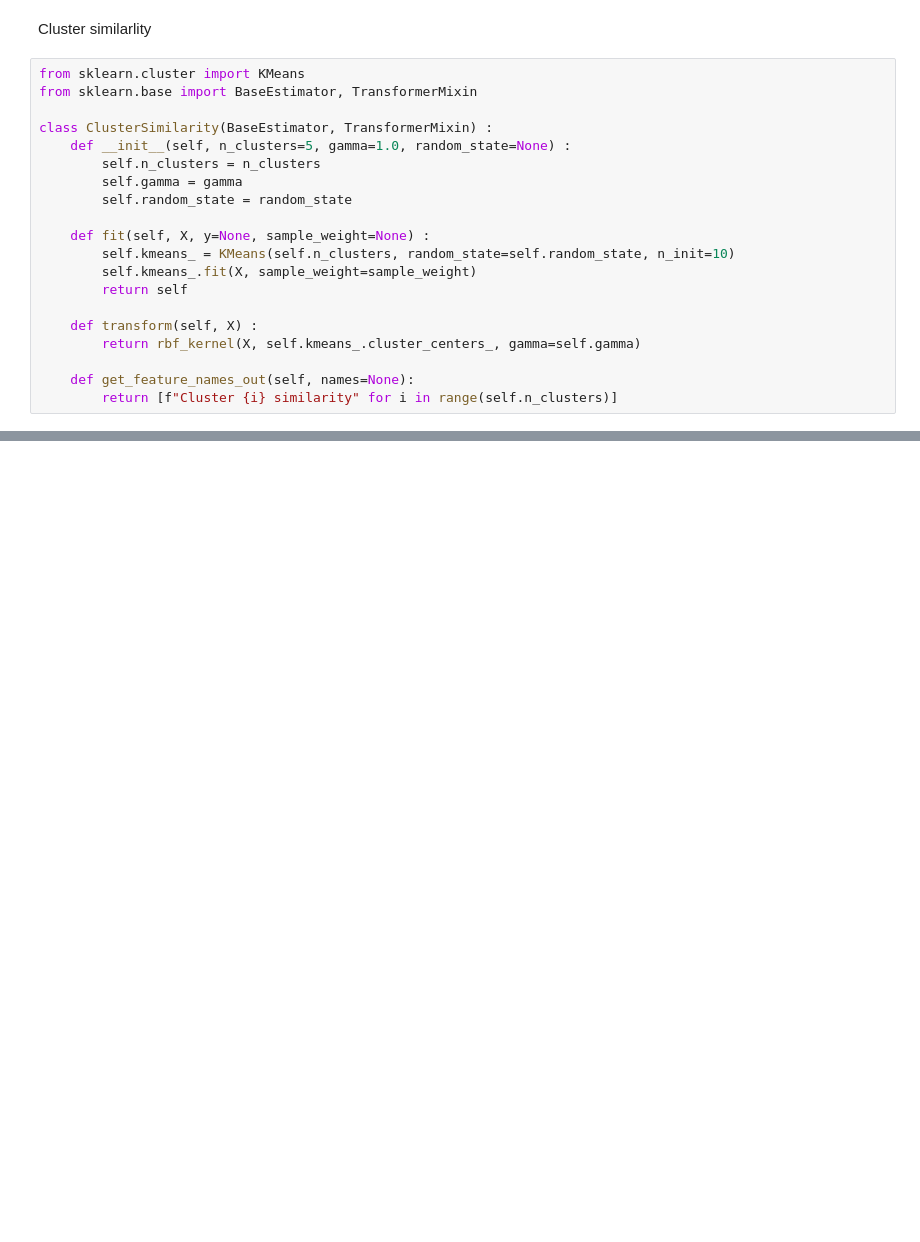
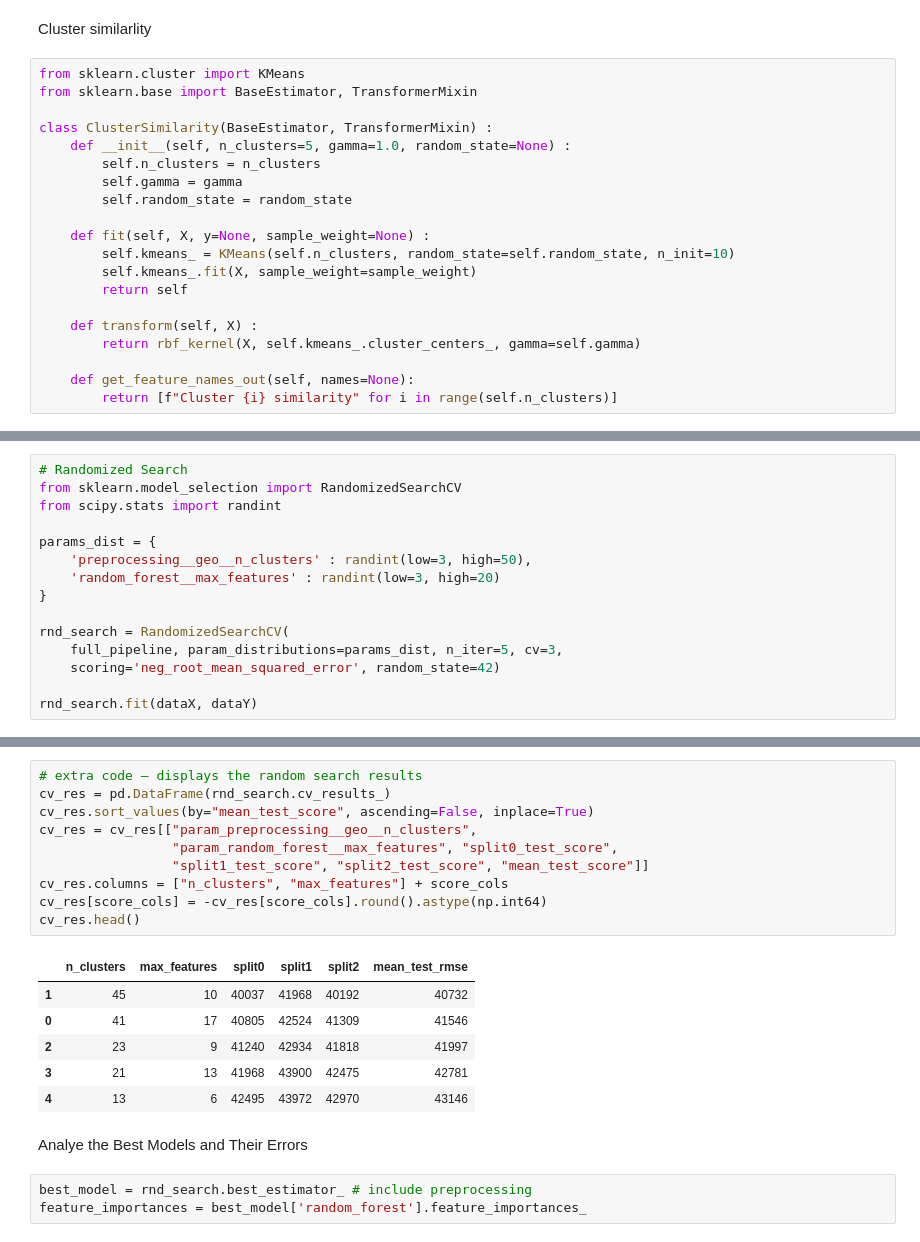
Before and after one commit to NickyAlan/Machine-Learning-in-2023, a Jupyter notebook: 2_name.ipynb, the cells around one changed output, grey strips where cells are left out. Drawn from its saved outputs; the diff is of its cells as text; blank space fills up the shorter version.

```diff
--- a/2_name.ipynb
+++ b/2_name.ipynb
@@ -514,0 +877,15 @@ save_fig("district_cluster_plot")
+# %%
+# Randomized Search
+from sklearn.model_selection import RandomizedSearchCV
+from scipy.stats import randint
+
+params_dist = {
+    'preprocessing__geo__n_clusters' : randint(low=3, high=50),
+    'random_forest__max_features' : randint(low=3, high=20)
+}
+
+rnd_search = RandomizedSearchCV(
+    full_pipeline, param_distributions=params_dist, n_iter=5, cv=3,
+    scoring='neg_root_mean_squared_error', random_state=42)
+
+rnd_search.fit(dataX, dataY)
@@ -514,0 +910,22 @@ save_fig("district_cluster_plot")
+# %%
+# extra code – displays the random search results
+cv_res = pd.DataFrame(rnd_search.cv_results_)
+cv_res.sort_values(by="mean_test_score", ascending=False, inplace=True)
+cv_res = cv_res[["param_preprocessing__geo__n_clusters",
+                 "param_random_forest__max_features", "split0_test_score",
+                 "split1_test_score", "split2_test_score", "mean_test_score"]]
+cv_res.columns = ["n_clusters", "max_features"] + score_cols
+cv_res[score_cols] = -cv_res[score_cols].round().astype(np.int64)
+cv_res.head()
+# %% [output]
+|  | n_clusters | max_features | split0 | split1 | split2 | mean_test_rmse |
+| 1 | 45 | 10 | 40037 | 41968 | 40192 | 40732 |
+| 0 | 41 | 17 | 40805 | 42524 | 41309 | 41546 |
+| 2 | 23 | 9 | 41240 | 42934 | 41818 | 41997 |
+| 3 | 21 | 13 | 41968 | 43900 | 42475 | 42781 |
+| 4 | 13 | 6 | 42495 | 43972 | 42970 | 43146 |
+# %% [markdown]
+Analye the Best Models and Their Errors
+# %%
+best_model = rnd_search.best_estimator_ # include preprocessing
+feature_importances = best_model['random_forest'].feature_importances_
```
Also changed, not shown: parts of 42 cells of this notebook, 2 other files.
